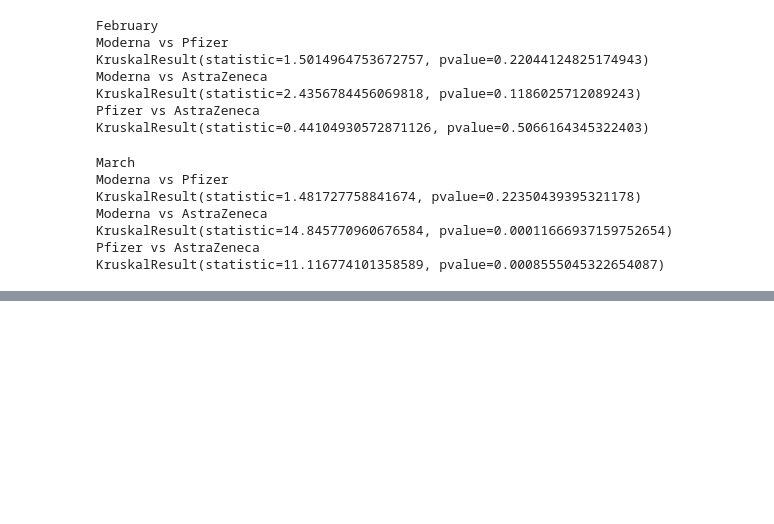
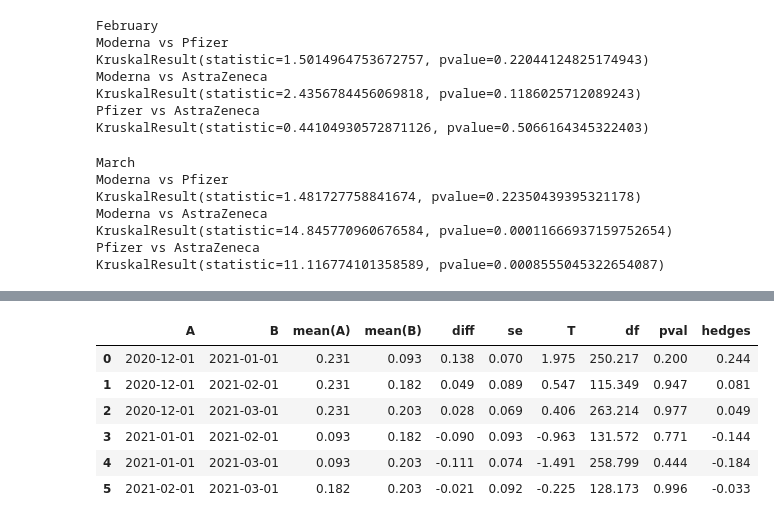
Before and after one commit to Wei-Dartmouth/termproject-group-2, a Jupyter notebook: stats_tests.ipynb, the cells around one changed output, grey strips where cells are left out. Saved outputs shown, nothing was run; the diff lists cells and outputs as text; code cells hidden in the pictures; blank space fills up the shorter version.

```diff
--- a/stats_tests.ipynb
+++ b/stats_tests.ipynb
@@ -452,0 +559,35 @@ KruskalResult(statistic=11.116774101358589, pvalue=0.0008555045322654087)
+# %%
+moderna_4_months_df = moderna_df.loc[moderna_df["month"] == "2020-12-01"]
+moderna_4_months_df = moderna_4_months_df.append(moderna_df.loc[moderna_df["month"] == "2021-01-01"])
+moderna_4_months_df = moderna_4_months_df.append(moderna_df.loc[moderna_df["month"] == "2021-02-01"])
+moderna_4_months_df = moderna_4_months_df.append(moderna_df.loc[moderna_df["month"] == "2021-03-01"])
+
+pfizer_4_months_df = pfizer_df.loc[pfizer_df["month"] == "2020-12-01"]
+pfizer_4_months_df = pfizer_4_months_df.append(pfizer_df.loc[pfizer_df["month"] == "2021-01-01"])
+pfizer_4_months_df = pfizer_4_months_df.append(pfizer_df.loc[pfizer_df["month"] == "2021-02-01"])
+pfizer_4_months_df = pfizer_4_months_df.append(pfizer_df.loc[pfizer_df["month"] == "2021-03-01"])
+
+astra_4_months_df = astra_df.loc[astra_df["month"] == "2020-12-01"]
+astra_4_months_df = astra_4_months_df.append(astra_df.loc[astra_df["month"] == "2021-01-01"])
+astra_4_months_df = astra_4_months_df.append(astra_df.loc[astra_df["month"] == "2021-02-01"])
+astra_4_months_df = astra_4_months_df.append(astra_df.loc[astra_df["month"] == "2021-03-01"])
+
+sputnik_4_months_df = sputnik_4_months_df = sputnik_df.loc[sputnik_df["month"] == "2020-12-01"]
+sputnik_4_months_df = sputnik_4_months_df.append(sputnik_df.loc[sputnik_df["month"] == "2021-01-01"])
+sputnik_4_months_df = sputnik_4_months_df.append(sputnik_df.loc[sputnik_df["month"] == "2021-02-01"])
+sputnik_4_months_df = sputnik_4_months_df.append(sputnik_df.loc[sputnik_df["month"] == "2021-03-01"])
+
+sino_4_months_df = sino_df.loc[sino_df["month"] == "2020-12-01"]
+sino_4_months_df = sino_4_months_df.append(sino_df.loc[sino_df["month"] == "2021-01-01"])
+sino_4_months_df = sino_4_months_df.append(sino_df.loc[sino_df["month"] == "2021-02-01"])
+sino_4_months_df = sino_4_months_df.append(sino_df.loc[sino_df["month"] == "2021-03-01"])
+# %%
+pg.pairwise_gameshowell(data=moderna_4_months_df, dv="sent_val", between="month").round(3)
+# %% [output]
+|  | A | B | mean(A) | mean(B) | diff | se | T | df | pval | hedges |
+| 0 | 2020-12-01 | 2021-01-01 | 0.231 | 0.093 | 0.138 | 0.070 | 1.975 | 250.217 | 0.200 | 0.244 |
+| 1 | 2020-12-01 | 2021-02-01 | 0.231 | 0.182 | 0.049 | 0.089 | 0.547 | 115.349 | 0.947 | 0.081 |
+| 2 | 2020-12-01 | 2021-03-01 | 0.231 | 0.203 | 0.028 | 0.069 | 0.406 | 263.214 | 0.977 | 0.049 |
+| 3 | 2021-01-01 | 2021-02-01 | 0.093 | 0.182 | -0.090 | 0.093 | -0.963 | 131.572 | 0.771 | -0.144 |
+| 4 | 2021-01-01 | 2021-03-01 | 0.093 | 0.203 | -0.111 | 0.074 | -1.491 | 258.799 | 0.444 | -0.184 |
+| 5 | 2021-02-01 | 2021-03-01 | 0.182 | 0.203 | -0.021 | 0.092 | -0.225 | 128.173 | 0.996 | -0.033 |
```
Also changed, not shown: parts of 13 cells of this notebook.
